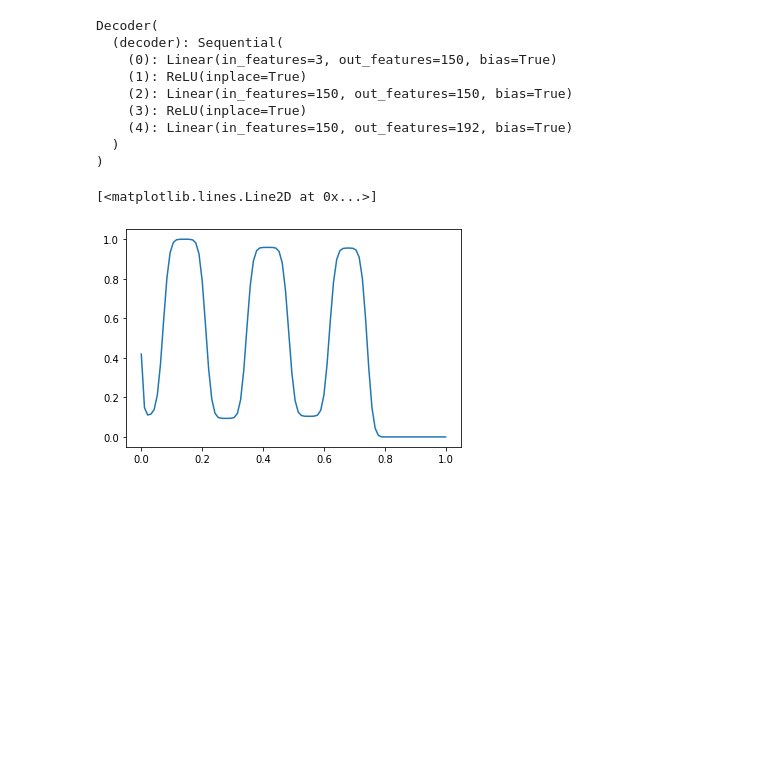
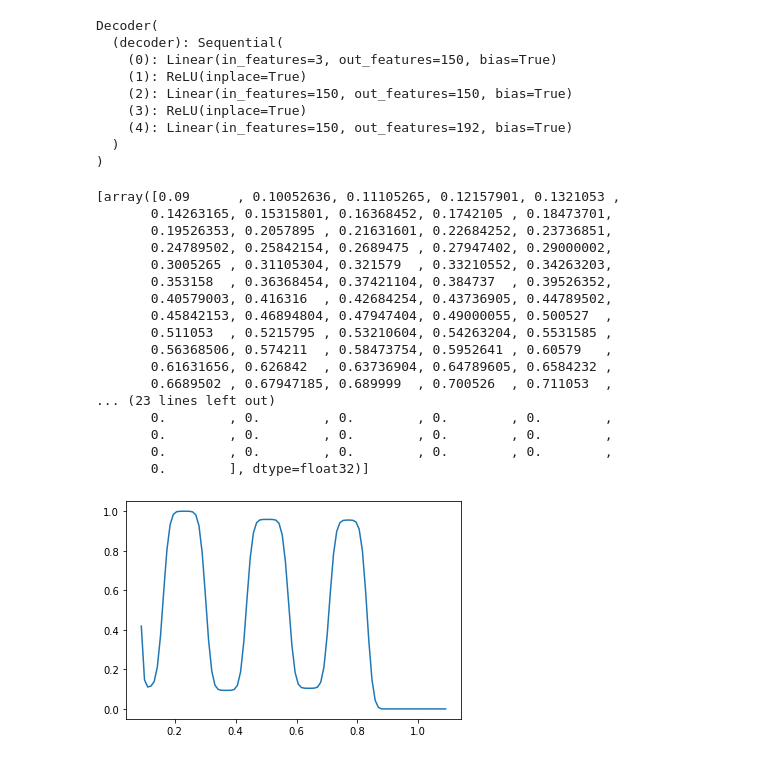
Before and after one commit to MikJak75/Neutron_Reflect, a Jupyter notebook: nr_v12.ipynb, the cells around one changed output. Saved outputs shown, nothing was run; the diff lists cells and outputs as text; code cells hidden in the pictures; blank space fills up the shorter version.

```diff
--- a/nr_v12.ipynb
+++ b/nr_v12.ipynb
@@ -665,11 +686,32 @@ decoder.eval()
 with torch.no_grad():
   latent = encoder(img)
   decoded_img = decoder(latent)
-# %%
-plt.plot(img.cpu().reshape(in_d1,in_d2).numpy()[0],img.cpu().reshape(in_d1,in_d2).numpy()[1])
-# %% [output]
-[<matplotlib.lines.Line2D at 0x...>]
-[figure, removed]
+# %%
+img_arr = img.cpu().reshape(in_d1,in_d2).numpy()
+img_arr_trans = list(img_arr)
+img_arr_trans[0] = img_arr_trans[0] + 0.09
+
+plt.plot(img_arr_trans[0],img_arr_trans[1])
+print(img_arr_trans)
+# %% [output]
+[array([0.09      , 0.10052636, 0.11105265, 0.12157901, 0.1321053 ,
+       0.14263165, 0.15315801, 0.16368452, 0.1742105 , 0.18473701,
+       0.19526353, 0.2057895 , 0.21631601, 0.22684252, 0.23736851,
+       0.24789502, 0.25842154, 0.2689475 , 0.27947402, 0.29000002,
+       0.3005265 , 0.31105304, 0.321579  , 0.33210552, 0.34263203,
+       0.353158  , 0.36368454, 0.37421104, 0.384737  , 0.39526352,
+       0.40579003, 0.416316  , 0.42684254, 0.43736905, 0.44789502,
+       0.45842153, 0.46894804, 0.47947404, 0.49000055, 0.500527  ,
+       0.511053  , 0.5215795 , 0.53210604, 0.54263204, 0.5531585 ,
+       0.56368506, 0.574211  , 0.58473754, 0.5952641 , 0.60579   ,
+       0.61631656, 0.626842  , 0.63736904, 0.64789605, 0.6584232 ,
+       0.6689502 , 0.67947185, 0.689999  , 0.700526  , 0.711053  ,
+... (23 lines left out)
+       0.        , 0.        , 0.        , 0.        , 0.        ,
+       0.        , 0.        , 0.        , 0.        , 0.        ,
+       0.        , 0.        , 0.        , 0.        , 0.        ,
+       0.        ], dtype=float32)]
+[figure, added]
 # %%
 plt.plot(decoded_img.cpu().reshape(in_d1,in_d2).numpy()[0],decoded_img.cpu().reshape(in_d1,in_d2).numpy()[1])
 # %% [output]
```
Also changed, not shown: parts of 21 cells of this notebook.
